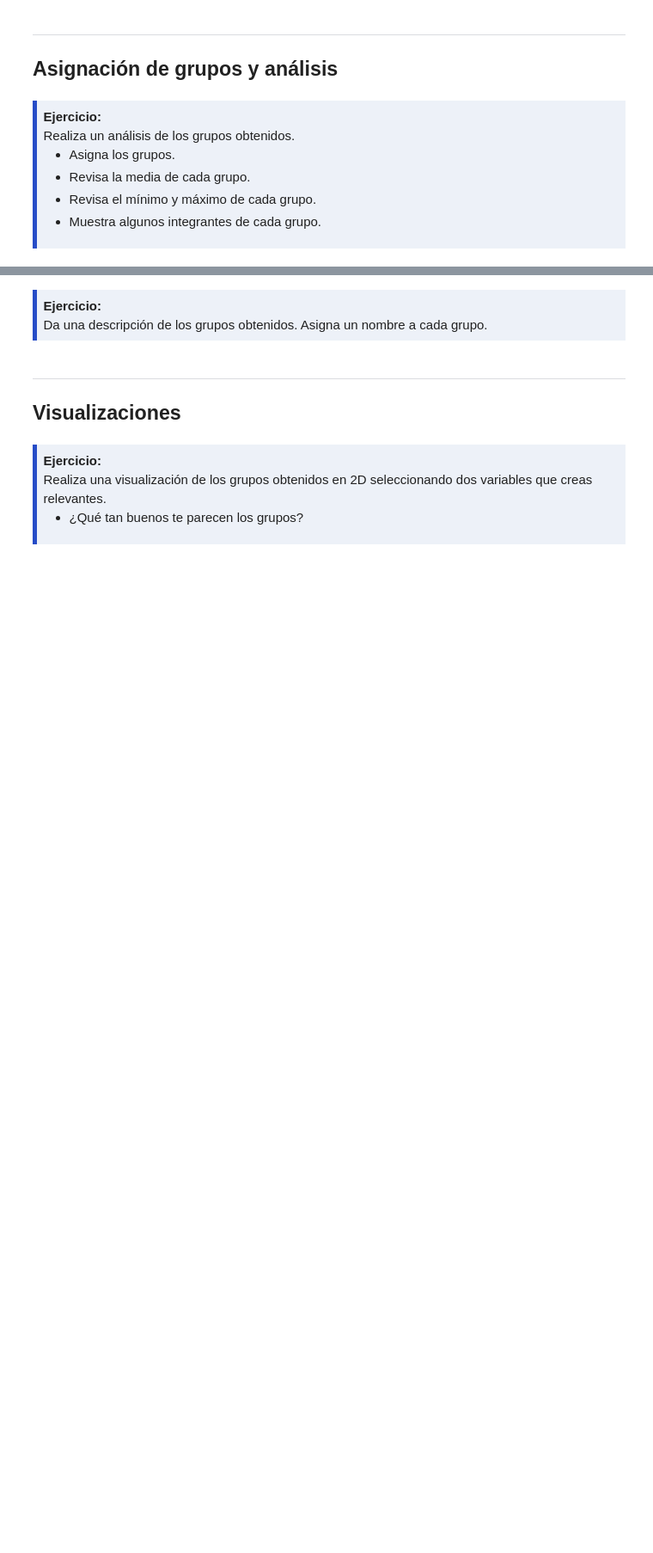
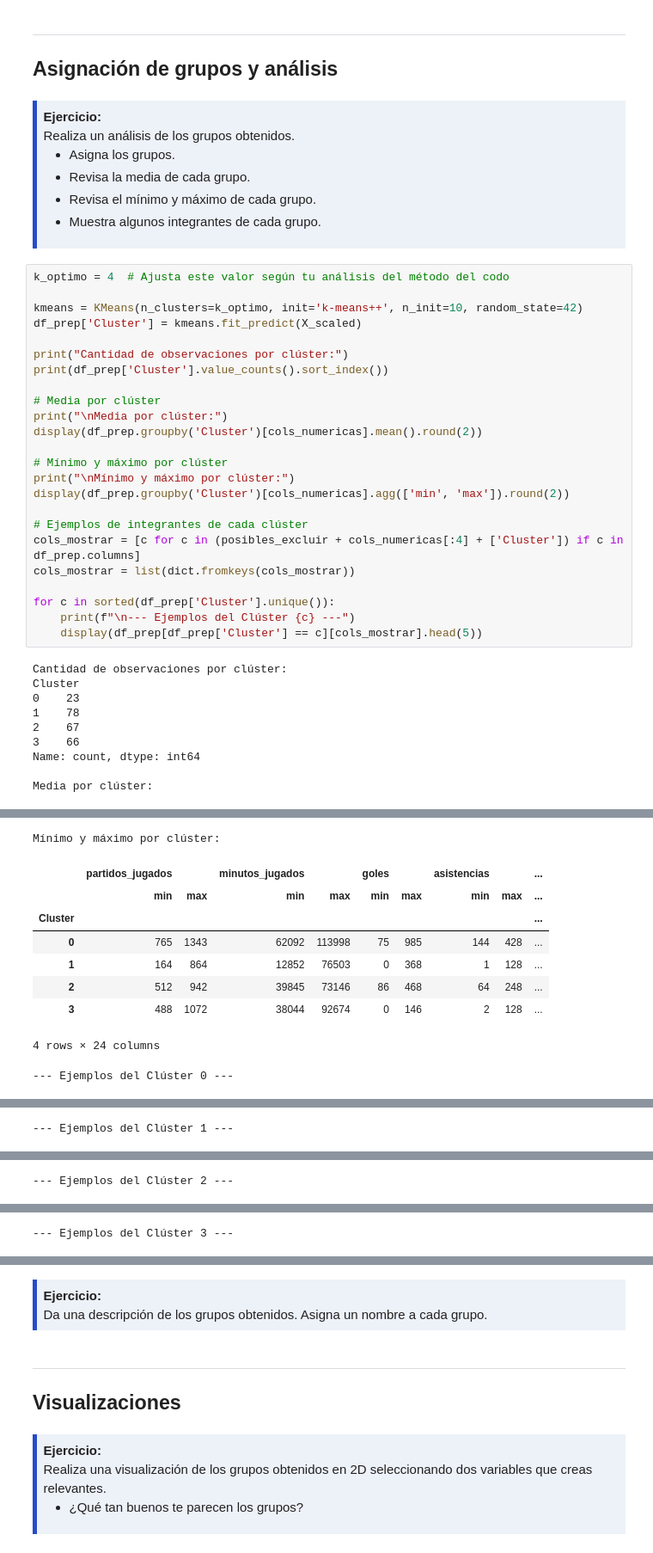
Before and after one commit to juanfercaicedo/AprendizajeAutomaticoInicial, a Jupyter notebook: Deber/04-Agrupamiento-kMeans.ipynb, the cells around one changed output, grey strips where cells are left out. Shown at 86% size. Saved outputs shown, nothing was run; the diff lists cells and outputs as text; blank space fills up the shorter version.

```diff
--- a/Deber/04-Agrupamiento-kMeans.ipynb
+++ b/Deber/04-Agrupamiento-kMeans.ipynb
@@ -87,3 +198,37 @@ datos = pd.read_csv(url)
   <li>Muestra algunos integrantes de cada grupo.</li>
 </ul>
 </div>
+# %%
+k_optimo = 4  # Ajusta este valor según tu análisis del método del codo
+
+kmeans = KMeans(n_clusters=k_optimo, init='k-means++', n_init=10, random_state=42)
+df_prep['Cluster'] = kmeans.fit_predict(X_scaled)
+
+print("Cantidad de observaciones por clúster:")
+print(df_prep['Cluster'].value_counts().sort_index())
+
+# Media por clúster
+print("\nMedia por clúster:")
+display(df_prep.groupby('Cluster')[cols_numericas].mean().round(2))
+
+# Mínimo y máximo por clúster
+print("\nMínimo y máximo por clúster:")
+display(df_prep.groupby('Cluster')[cols_numericas].agg(['min', 'max']).round(2))
+
+# Ejemplos de integrantes de cada clúster
+cols_mostrar = [c for c in (posibles_excluir + cols_numericas[:4] + ['Cluster']) if c in df_prep.columns]
+cols_mostrar = list(dict.fromkeys(cols_mostrar))
+
+for c in sorted(df_prep['Cluster'].unique()):
+    print(f"\n--- Ejemplos del Clúster {c} ---")
+    display(df_prep[df_prep['Cluster'] == c][cols_mostrar].head(5))
+# %% [output]
+Cantidad de observaciones por clúster:
+Cluster
+0    23
+1    78
+2    67
+3    66
+Name: count, dtype: int64
+
+Media por clúster:
@@ -89,0 +241,10 @@ datos = pd.read_csv(url)
+Mínimo y máximo por clúster:
+|  | partidos_jugados |  | minutos_jugados |  | goles |  | asistencias |  | ... |
+|  | min | max | min | max | min | max | min | max | ... |
+| Cluster |  |  |  |  |  |  |  |  | ... |
+| 0 | 765 | 1343 | 62092 | 113998 | 75 | 985 | 144 | 428 | ... |
+| 1 | 164 | 864 | 12852 | 76503 | 0 | 368 | 1 | 128 | ... |
+| 2 | 512 | 942 | 39845 | 73146 | 86 | 468 | 64 | 248 | ... |
+| 3 | 488 | 1072 | 38044 | 92674 | 0 | 146 | 2 | 128 | ... |
+4 rows × 24 columns
+--- Ejemplos del Clúster 0 ---
@@ -89,0 +257 @@ datos = pd.read_csv(url)
+--- Ejemplos del Clúster 1 ---
@@ -89,0 +264 @@ datos = pd.read_csv(url)
+--- Ejemplos del Clúster 2 ---
@@ -89,0 +271 @@ datos = pd.read_csv(url)
+--- Ejemplos del Clúster 3 ---
```
Also changed, not shown: parts of 7 cells of this notebook.
